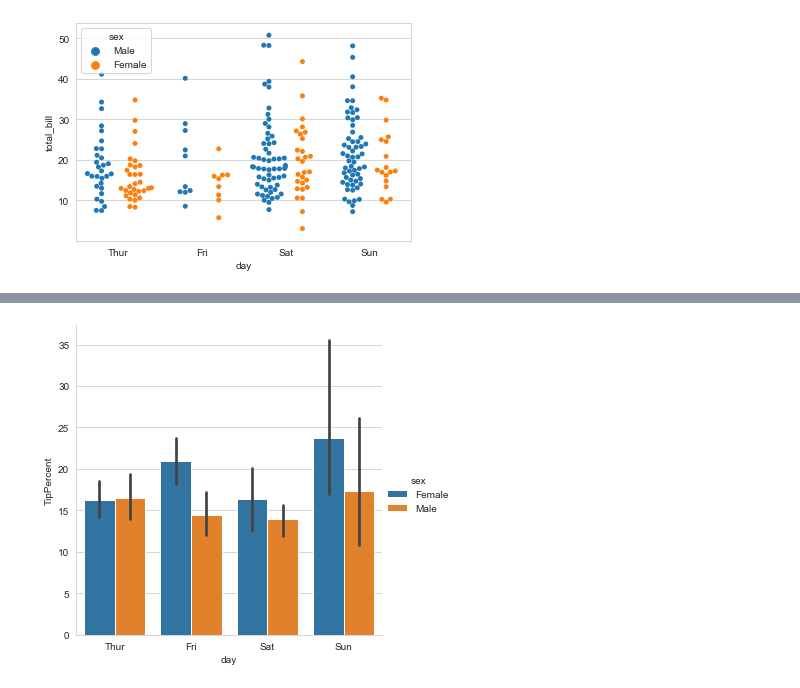
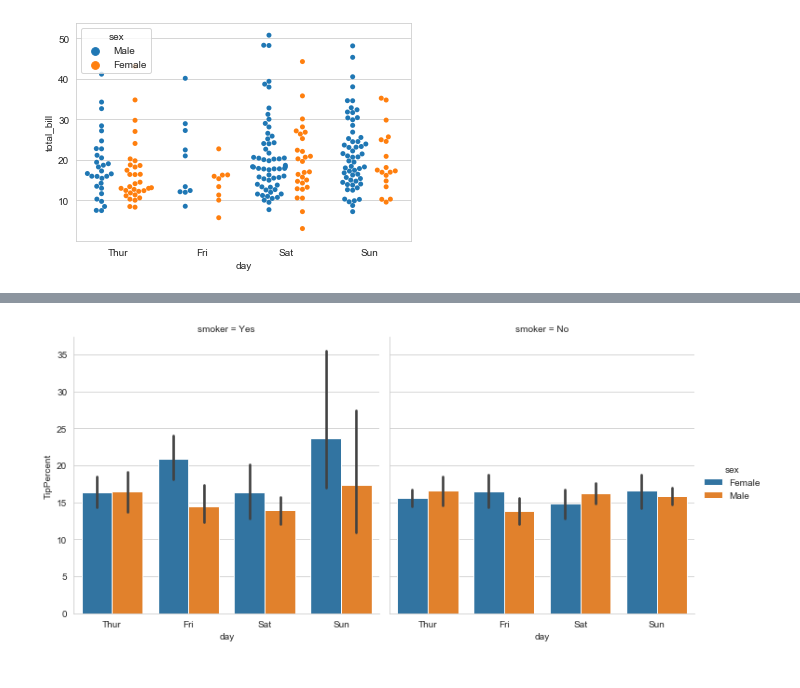
Before and after one commit to emonson/pandas-jupyterlab, a Jupyter notebook: SeabornIntro.ipynb, the cells around one changed output, grey strips where cells are left out. Cells and saved outputs as stored; diff of their text form; code cells hidden in the pictures.

```diff
--- a/SeabornIntro.ipynb
+++ b/SeabornIntro.ipynb
@@ -106,9 +130,10 @@ ax_point.savefig("points.svg")
 # %%
 ax = sns.catplot(x="day", y="TipPercent",
                  hue="sex", hue_order=['Female','Male'],
                  kind="bar",
-                 data=smoker_data)
+                 col="smoker",
+                 data=tips)
 # %% [output]
-[figure, old version]
+[figure, new version]
 # %%
 ax.savefig("bars.svg")
```
Also changed, not shown: parts of 8 cells of this notebook, 20 other files.
